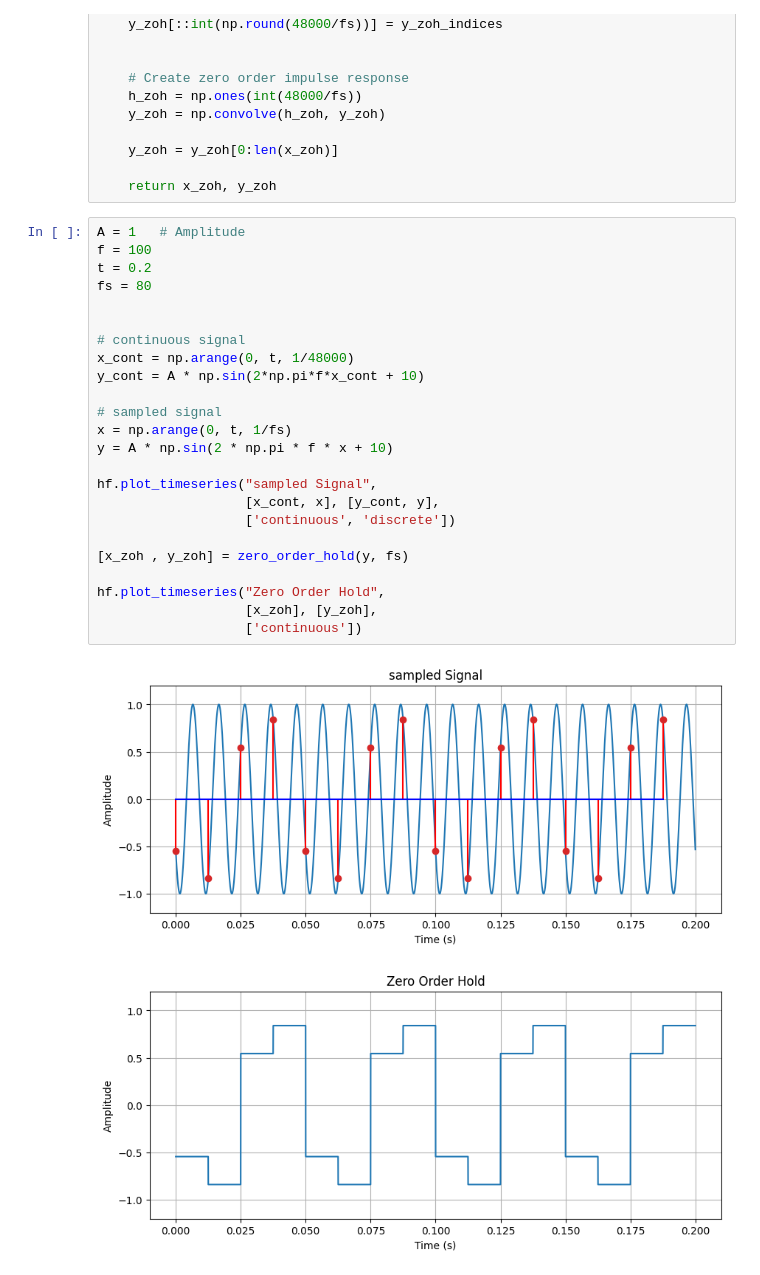
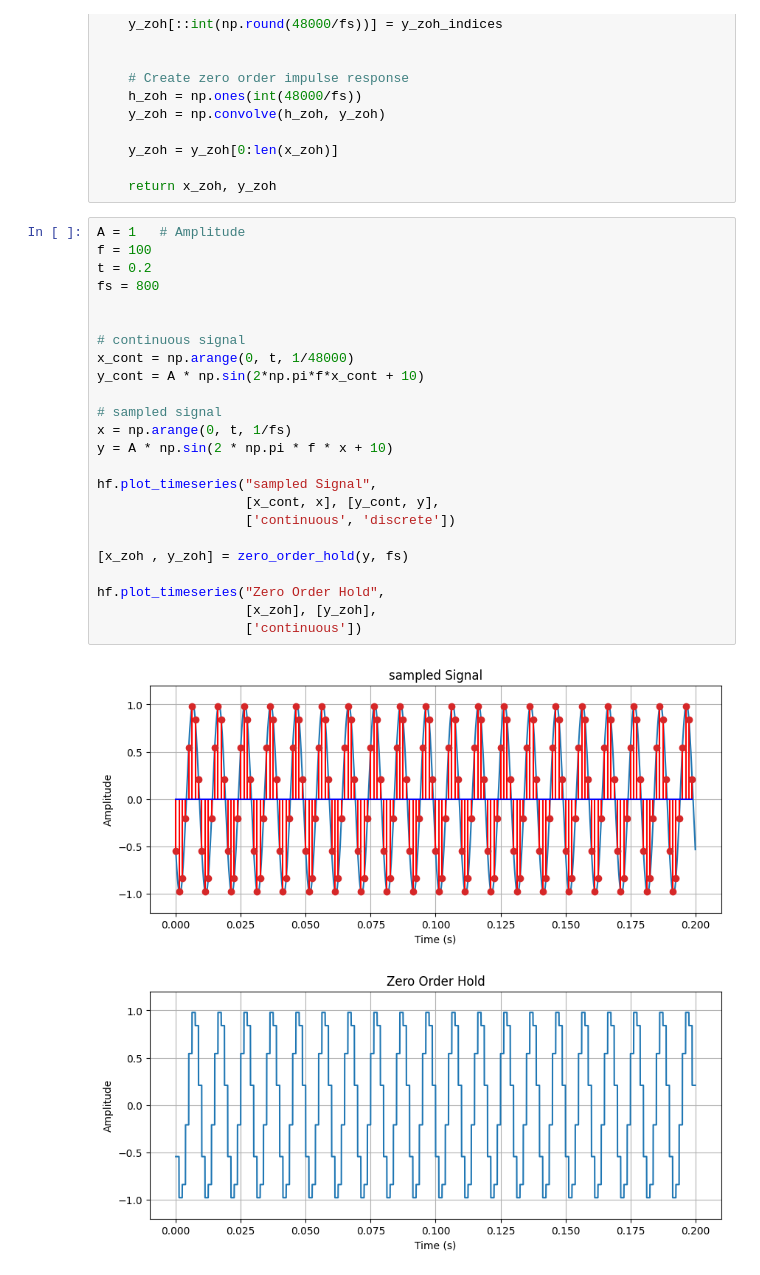
Before and after one commit to himanshudutta11/RFSoC_notebooks, a Jupyter notebook: notebook_B/adc_dac.ipynb, the cells around one changed output. Cells and saved outputs as stored; diff of their text form.

```diff
--- a/notebook_B/adc_dac.ipynb
+++ b/notebook_B/adc_dac.ipynb
@@ -179,27 +179,27 @@ def zero_order_hold(signal, fs):
 # %%
 A = 1   # Amplitude
 f = 100
 t = 0.2
-fs = 80
+fs = 800
 
 
 # continuous signal
 x_cont = np.arange(0, t, 1/48000)
 y_cont = A * np.sin(2*np.pi*f*x_cont + 10)
 
 # sampled signal
 x = np.arange(0, t, 1/fs)
 y = A * np.sin(2 * np.pi * f * x + 10)
 
 hf.plot_timeseries("sampled Signal",
                    [x_cont, x], [y_cont, y],
                    ['continuous', 'discrete'])
 
 [x_zoh , y_zoh] = zero_order_hold(y, fs)
 
 hf.plot_timeseries("Zero Order Hold",
                    [x_zoh], [y_zoh],
                    ['continuous'])
 # %% [output]
-[figure, old version]
+[figure, new version]
-[figure, old version]
+[figure, new version]
```
Also changed, not shown: parts of 13 cells of this notebook.
